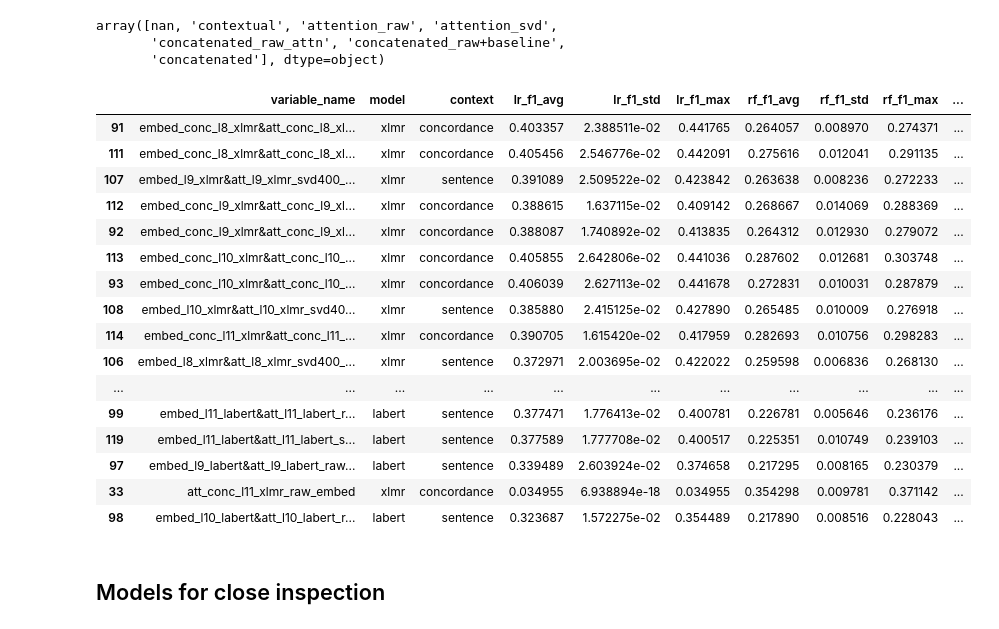
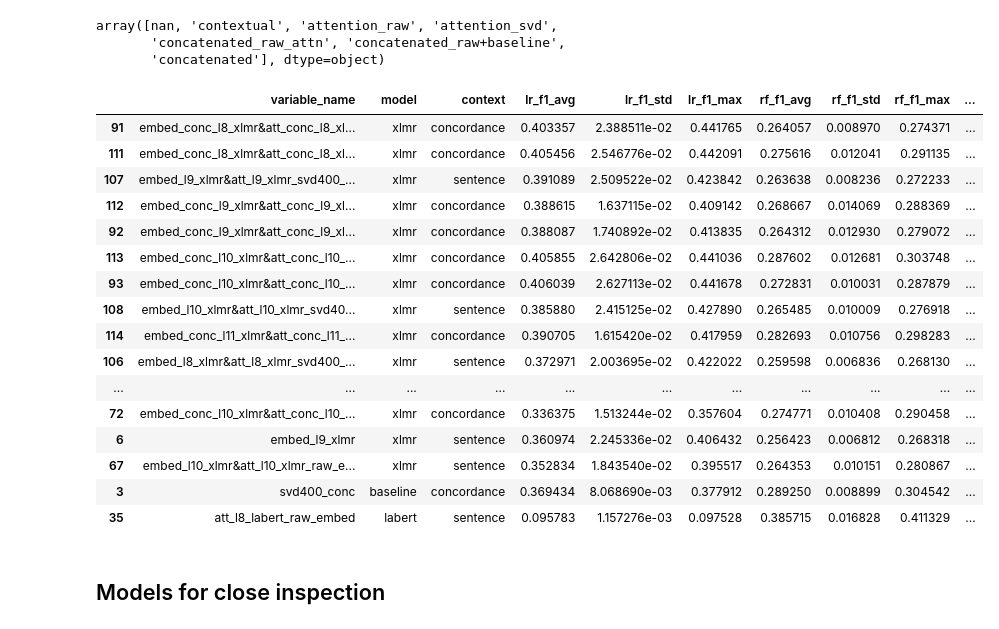
Before and after one commit to CCS-ZCU/labyrinth, a Jupyter notebook: scripts/4_labyrinth_classification-models.ipynb, the cells around one changed output. Drawn from its saved outputs; the diff is of its cells as text; code cells hidden in the pictures.

```diff
--- a/scripts/4_labyrinth_classification-models.ipynb
+++ b/scripts/4_labyrinth_classification-models.ipynb
@@ -596,25 +596,25 @@ array([nan, 'contextual', 'attention_raw', 'attention_svd',
        'concatenated_raw_attn', 'concatenated_raw+baseline',
        'concatenated'], dtype=object)
 # %%
-results_df.sort_values("best_model_f1_performance", ascending=False).head(30)
+results_df.sort_values("best_model_f1_performance", ascending=False).head(50)
 # %% [output]
 |  | variable_name | model | context | lr_f1_avg | lr_f1_std | lr_f1_max | rf_f1_avg | rf_f1_std | rf_f1_max | ... |
 | 91 | embed_conc_l8_xlmr&att_conc_l8_xl... | xlmr | concordance | 0.403357 | 2.388511e-02 | 0.441765 | 0.264057 | 0.008970 | 0.274371 | ... |
 | 111 | embed_conc_l8_xlmr&att_conc_l8_xl... | xlmr | concordance | 0.405456 | 2.546776e-02 | 0.442091 | 0.275616 | 0.012041 | 0.291135 | ... |
 | 107 | embed_l9_xlmr&att_l9_xlmr_svd400_... | xlmr | sentence | 0.391089 | 2.509522e-02 | 0.423842 | 0.263638 | 0.008236 | 0.272233 | ... |
 | 112 | embed_conc_l9_xlmr&att_conc_l9_xl... | xlmr | concordance | 0.388615 | 1.637115e-02 | 0.409142 | 0.268667 | 0.014069 | 0.288369 | ... |
 | 92 | embed_conc_l9_xlmr&att_conc_l9_xl... | xlmr | concordance | 0.388087 | 1.740892e-02 | 0.413835 | 0.264312 | 0.012930 | 0.279072 | ... |
 | 113 | embed_conc_l10_xlmr&att_conc_l10_... | xlmr | concordance | 0.405855 | 2.642806e-02 | 0.441036 | 0.287602 | 0.012681 | 0.303748 | ... |
 | 93 | embed_conc_l10_xlmr&att_conc_l10_... | xlmr | concordance | 0.406039 | 2.627113e-02 | 0.441678 | 0.272831 | 0.010031 | 0.287879 | ... |
 | 108 | embed_l10_xlmr&att_l10_xlmr_svd40... | xlmr | sentence | 0.385880 | 2.415125e-02 | 0.427890 | 0.265485 | 0.010009 | 0.276918 | ... |
 | 114 | embed_conc_l11_xlmr&att_conc_l11_... | xlmr | concordance | 0.390705 | 1.615420e-02 | 0.417959 | 0.282693 | 0.010756 | 0.298283 | ... |
 | 106 | embed_l8_xlmr&att_l8_xlmr_svd400_... | xlmr | sentence | 0.372971 | 2.003695e-02 | 0.422022 | 0.259598 | 0.006836 | 0.268130 | ... |
 | ... | ... | ... | ... | ... | ... | ... | ... | ... | ... | ... |
-| 99 | embed_l11_labert&att_l11_labert_r... | labert | sentence | 0.377471 | 1.776413e-02 | 0.400781 | 0.226781 | 0.005646 | 0.236176 | ... |
-| 119 | embed_l11_labert&att_l11_labert_s... | labert | sentence | 0.377589 | 1.777708e-02 | 0.400517 | 0.225351 | 0.010749 | 0.239103 | ... |
-| 97 | embed_l9_labert&att_l9_labert_raw... | labert | sentence | 0.339489 | 2.603924e-02 | 0.374658 | 0.217295 | 0.008165 | 0.230379 | ... |
-| 33 | att_conc_l11_xlmr_raw_embed | xlmr | concordance | 0.034955 | 6.938894e-18 | 0.034955 | 0.354298 | 0.009781 | 0.371142 | ... |
-| 98 | embed_l10_labert&att_l10_labert_r... | labert | sentence | 0.323687 | 1.572275e-02 | 0.354489 | 0.217890 | 0.008516 | 0.228043 | ... |
+| 72 | embed_conc_l10_xlmr&att_conc_l10_... | xlmr | concordance | 0.336375 | 1.513244e-02 | 0.357604 | 0.274771 | 0.010408 | 0.290458 | ... |
+| 6 | embed_l9_xlmr | xlmr | sentence | 0.360974 | 2.245336e-02 | 0.406432 | 0.256423 | 0.006812 | 0.268318 | ... |
+| 67 | embed_l10_xlmr&att_l10_xlmr_raw_e... | xlmr | sentence | 0.352834 | 1.843540e-02 | 0.395517 | 0.264353 | 0.010151 | 0.280867 | ... |
+| 3 | svd400_conc | baseline | concordance | 0.369434 | 8.068690e-03 | 0.377912 | 0.289250 | 0.008899 | 0.304542 | ... |
+| 35 | att_l8_labert_raw_embed | labert | sentence | 0.095783 | 1.157276e-03 | 0.097528 | 0.385715 | 0.016828 | 0.411329 | ... |
 # %% [markdown]
 ## Models for close inspection
 # %%
```
Also changed, not shown: parts of 7 cells of this notebook, 4 other files.
